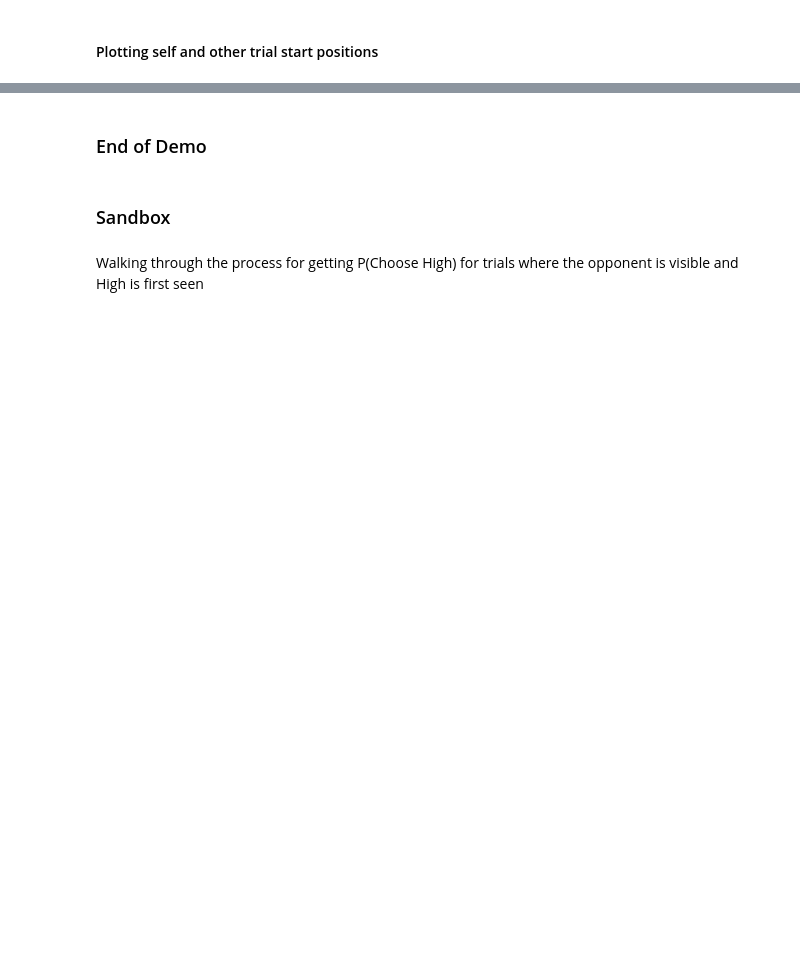
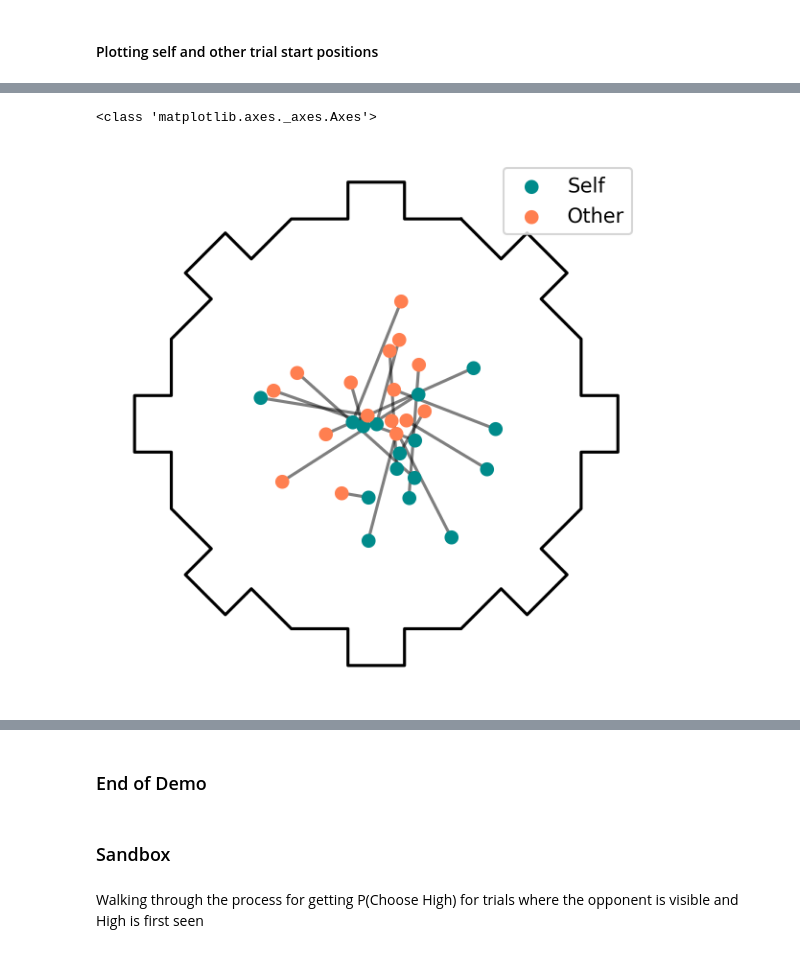
Before and after one commit to tomhagley6/octagon_analysis, a Jupyter notebook: demos/opponent_visibility_analysis_demo.ipynb, the cells around one changed output, grey strips where cells are left out. Saved outputs shown, nothing was run; the diff lists cells and outputs as text; code cells hidden in the pictures; blank space fills up the shorter version.

```diff
--- a/demos/opponent_visibility_analysis_demo.ipynb
+++ b/demos/opponent_visibility_analysis_demo.ipynb
@@ -27,4 +30,4 @@ data_folder = data_strings.DATA_FOLDER
 json_filenames_all_social = data_strings.JSON_FILENAMES_SOCIAL
 json_filenames_all_solo = data_strings.JSON_FILENAMES_SOLO
 # %%
-json_filenames = json_filenames_all_social
+json_filenames = json_filenames_all_social[:-1]
@@ -99,5 +177,60 @@ idx_other_not_vis_high_vis = trial_data['denominator_other_not_visible'][player_
 
 # then see below code for extracting trial start position of self and other, and plotting
+# %%
+# plot trial start positions for self and other, combining both players in a session,
+# only for trials with Other visible and H visible at trial start
+# TODO rewrite cleanly to avoid
+# TODO repeat for the list of trials where Other is NOT visible
+# TODO see 250123 octagon meeting notes for how to polish these plots and best use them
+
+# session_id = -4
+# session_id = 4
+# session_id = 10
+# session_id = 11
+# session_id = 14
+session_id = 15
+
+
+trials_other_vis_high_vis_p0 = trials_other_vis_high_vis_p0_session[session_id]
+trials_other_vis_high_vis_p1 = trials_other_vis_high_vis_p1_session[session_id]
+
+chosen_walls_session = np.zeros(len(trials_other_vis_high_vis_p0 + trials_other_vis_high_vis_p1))  # unused for this analysis
+
+# # trial lists
+# filtered_trail_list_a_list          # all trials with Other and High visible
+# filtered_trial_list_choice_a_list   # all trials with Other not viisble and High visible
+
+# trials_other_vis_high_vis_p0 = [trial_lists[session_id][i] for i in idx_other_vis_high_vis_p0]
+# trials_other_vis_high_vis_p1 = [trial_lists[session_id][i] for i in idx_other_vis_high_vis_p1]
+
+# starting with player 0, the first index
+player_id = 0
+
+# Run the first trial out of the loop to generate the plotted octagon axes
+trial = trials_other_vis_high_vis_p0[0]
+(_, _,
+rotated_flipped_trial, _,
+chosen_wall) = fr_funcs.get_trajectory_information_trial(chosen_walls_session, trial=trial)
+ax = fr_funcs.plot_player_start_positions(rotated_flipped_trial, chosen_player=player_id, label=True, axes=None)
+print(type(ax))
+
+# now loop the rest of player_id 0 trials
+for i, trial in enumerate(trials_other_vis_high_vis_p0[1:]):
+    (_, _,
+    rotated_flipped_trial, _,
+    chosen_wall) = fr_funcs.get_trajectory_information_trial(chosen_walls_session, trial=trial)
+    ax = fr_funcs.plot_player_start_positions(rotated_flipped_trial, chosen_player=player_id, label=False, axes=ax)
+
+# now loop all player_id 1 trials
+player_id = 1
+for i, trial in enumerate(trials_other_vis_high_vis_p1):
+    (_, _,
+    rotated_flipped_trial, _,
+    chosen_wall) = fr_funcs.get_trajectory_information_trial(chosen_walls_session, trial=trial)
+    ax = fr_funcs.plot_player_start_positions(rotated_flipped_trial, chosen_player=player_id, label=False, axes=ax)
+# %% [output]
+<class 'matplotlib.axes._axes.Axes'>
+[figure, added]
 # %%
 # plot trial start positions for self and other, combining both players in a session,
 # only for trials with Other visible and H visible at trial start
```
Also changed, not shown: parts of 17 cells of this notebook, 33 other files.
